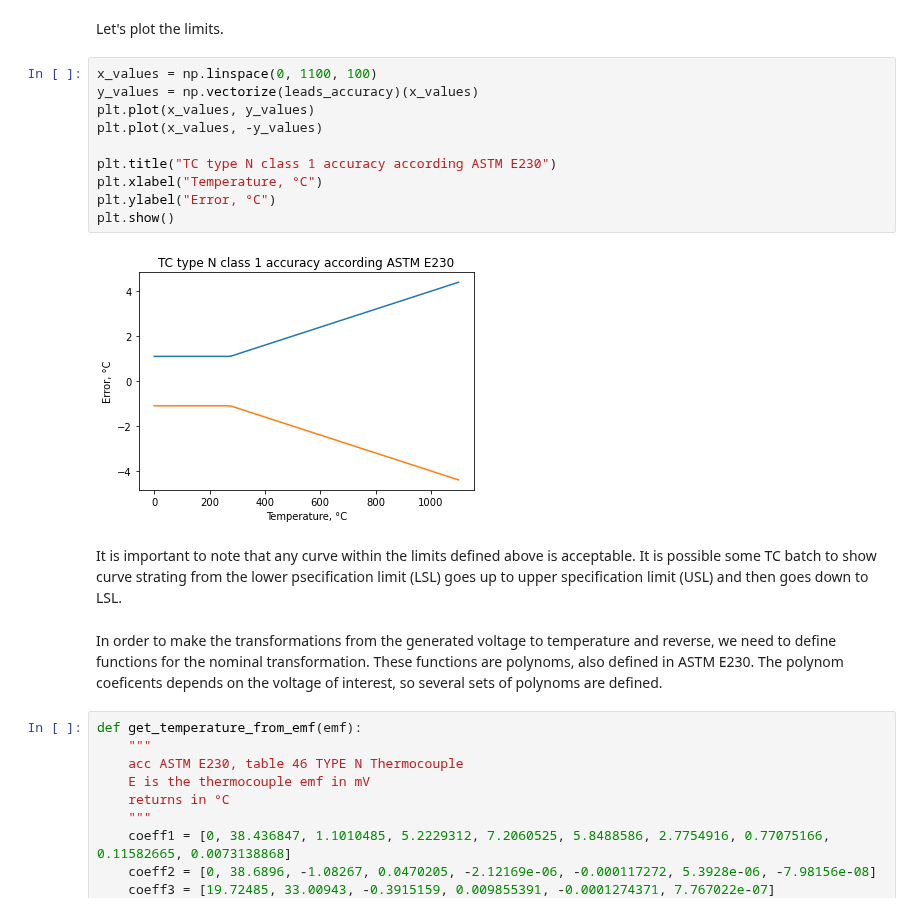
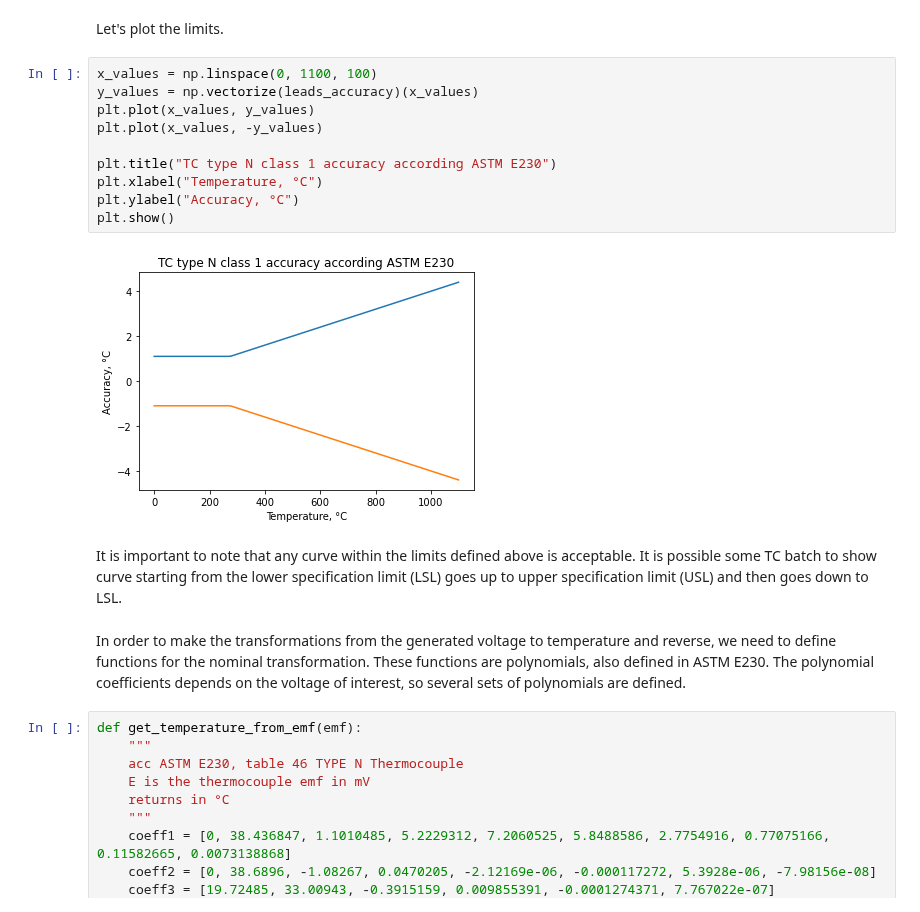
Before and after one commit to Chehlarov/Math-for-devs, a Jupyter notebook: 99 - TC project/N-type thermocouple accuracy calculation using Monte Carlo.ipynb, the cells around one changed output. Cells and saved outputs as stored; diff of their text form.

```diff
--- a/99 - TC project/N-type thermocouple accuracy calculation using Monte Carlo.ipynb
+++ b/99 - TC project/N-type thermocouple accuracy calculation using Monte Carlo.ipynb
@@ -58,19 +58,19 @@ Let's plot the limits.
 # %%
 x_values = np.linspace(0, 1100, 100)
 y_values = np.vectorize(leads_accuracy)(x_values)
 plt.plot(x_values, y_values)
 plt.plot(x_values, -y_values)
 
 plt.title("TC type N class 1 accuracy according ASTM E230")
 plt.xlabel("Temperature, °C")
-plt.ylabel("Error, °C")
+plt.ylabel("Accuracy, °C")
 plt.show()
 # %% [output]
-[figure, old version]
+[figure, new version]
 # %% [markdown]
-It is important to note that any curve within the limits defined above is acceptable. It is possible some TC batch to show curve strating from the lower psecification limit (LSL) goes up to upper specification limit (USL) and then goes down to LSL.
+It is important to note that any curve within the limits defined above is acceptable. It is possible some TC batch to show curve starting from the lower specification limit (LSL) goes up to upper specification limit (USL) and then goes down to LSL.
 # %% [markdown]
-In order to make the transformations from the generated voltage to temperature and reverse, we need to define functions for the nominal transformation. These functions are polynoms, also defined in ASTM E230. The polynom coeficents depends on the voltage of interest, so several sets of polynoms are defined.
+In order to make the transformations from the generated voltage to temperature and reverse, we need to define functions for the nominal transformation. These functions are polynomials, also defined in ASTM E230. The polynomial coefficients depends on the voltage of interest, so several sets of polynomials are defined.
 # %%
 def get_temperature_from_emf(emf):
     """
```
Also changed, not shown: parts of 32 cells of this notebook.
